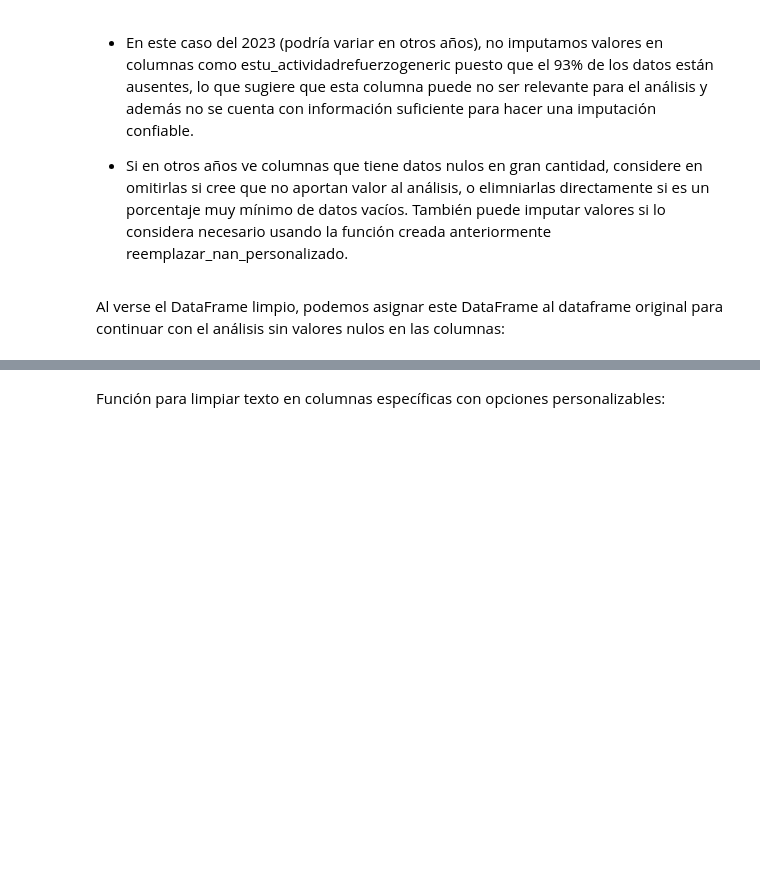
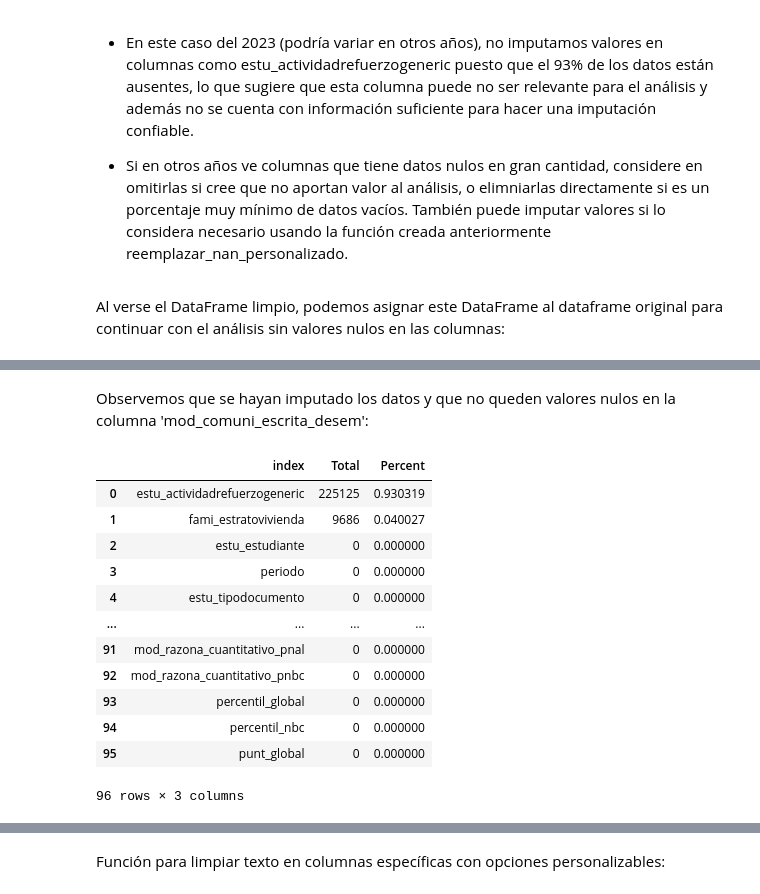
Before and after one commit to prxvxjpg/Proyecto_Pruebas_Saber_Pro, a Jupyter notebook: Data_Preparation/Filtracion_Pruebas_Saber_Pro.ipynb, the cells around one changed output, grey strips where cells are left out. Saved outputs shown, nothing was run; the diff lists cells and outputs as text; code cells hidden in the pictures; blank space fills up the shorter version.

```diff
--- a/Data_Preparation/Filtracion_Pruebas_Saber_Pro.ipynb
+++ b/Data_Preparation/Filtracion_Pruebas_Saber_Pro.ipynb
@@ -234 +254,19 @@ Al verse el DataFrame limpio, podemos asignar este DataFrame al dataframe origin
+# %% [markdown]
+Observemos que se hayan imputado los datos y que no queden valores nulos en la columna 'mod_comuni_escrita_desem':
+# %%
+missing_check(df)
+# %% [output]
+|  | index | Total | Percent |
+| 0 | estu_actividadrefuerzogeneric | 225125 | 0.930319 |
+| 1 | fami_estratovivienda | 9686 | 0.040027 |
+| 2 | estu_estudiante | 0 | 0.000000 |
+| 3 | periodo | 0 | 0.000000 |
+| 4 | estu_tipodocumento | 0 | 0.000000 |
+| ... | ... | ... | ... |
+| 91 | mod_razona_cuantitativo_pnal | 0 | 0.000000 |
+| 92 | mod_razona_cuantitativo_pnbc | 0 | 0.000000 |
+| 93 | percentil_global | 0 | 0.000000 |
+| 94 | percentil_nbc | 0 | 0.000000 |
+| 95 | punt_global | 0 | 0.000000 |
+96 rows × 3 columns
 # %%
```
Also changed, not shown: parts of 28 cells of this notebook.
